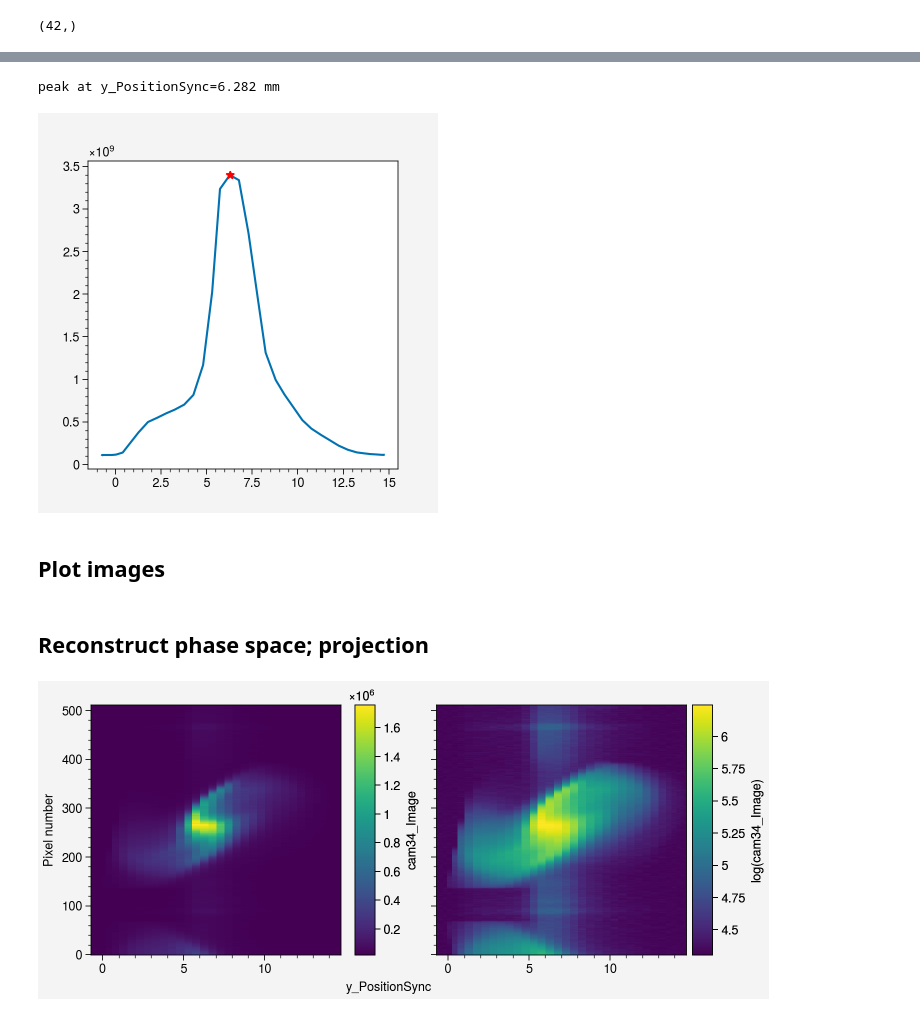
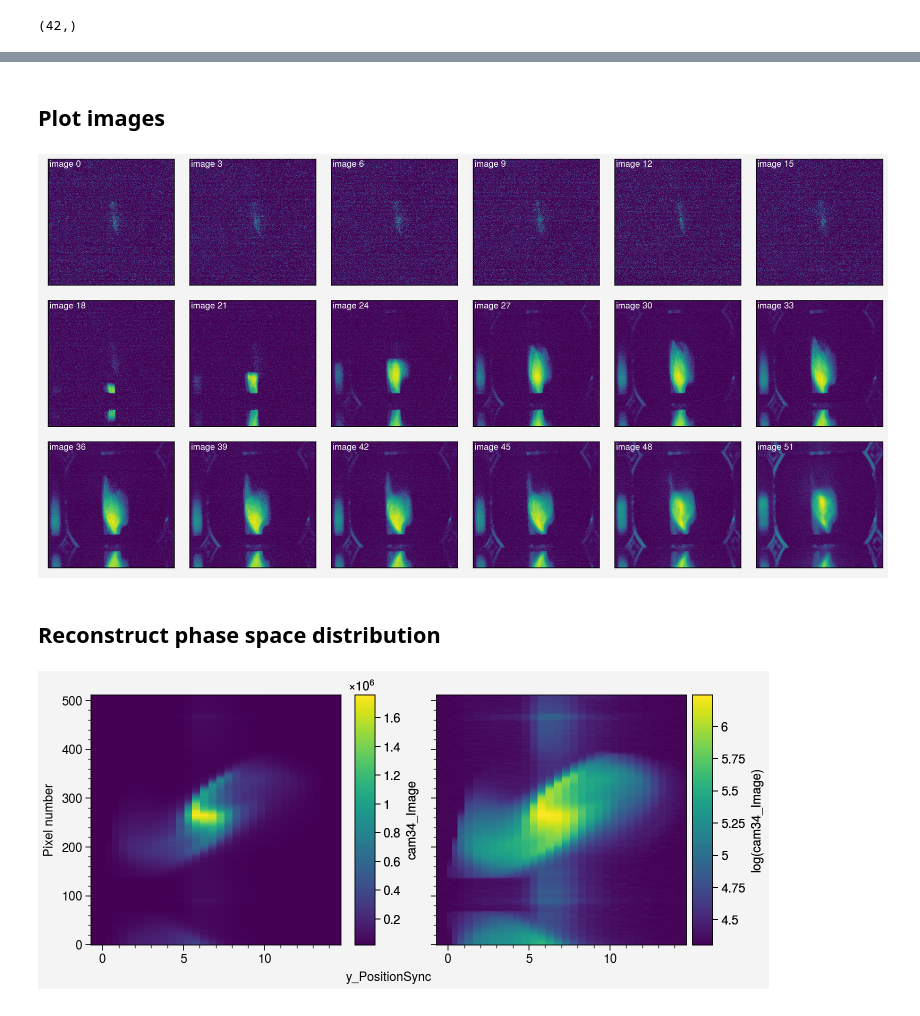
Before and after one commit to austin-hoover/analysis-sns-btf, a Jupyter notebook: process-y1d-vs06.ipynb, the cells around one changed output, grey strips where cells are left out. Cells and saved outputs as stored; diff of their text form; code cells hidden in the pictures.

```diff
--- a/process-y1d-vs06.ipynb
+++ b/process-y1d-vs06.ipynb
@@ -116,35 +122,22 @@ plt.show()
-# %%
-w = signal
-plt.plot(ds[:,act[0]],w)
-idx = np.argmax(w)
-plt.plot(ds[idx,act[0]],w[idx],'*r')
-print('peak at %s=%.3f mm'%(act[0],ds[idx,act[0]]))
-# %% [output]
-peak at y_PositionSync=6.282 mm
-[figure, removed]
 # %% [markdown]
 ## Plot images
 # %%
-ny = 512
-nx = 612
+skip = 3
+nfigs = len(data) // skip
+ncols = 6
+nrows = int(np.ceil(nfigs / ncol))
 
-# skip = 3
-# nfigs = len(ds)/skip
-
-# ncol = 6
-# nrow = int(np.ceil(nfigs/ncol))
-# plt.figure(figsize=[ncol*2,nrow*2])
-
-# counter = 0
-# for i in range(0,len(ds),skip):
-#     counter += 1
-#     plt.subplot(nrow,ncol,counter)
-#     ima = np.reshape(ds[i,'%s_Image'%camname],[ny,nx])
-#     plt.pcolor(np.log10(ima))
-#     plt.xticks([]); plt.yticks([])
-
-# plt.tight_layout()
-# plt.show()
+fig, axes = pplt.subplots(nrows=nrows, ncols=ncols, figwidth=10.0)
+for i, ax in enumerate(axes):
+    ima = np.reshape(data[i, cam_image], (ny, nx))
+    ax.pcolormesh(np.log10(ima))
+    ax.annotate(f'image {i * skip}', xy=(0.01, 0.99), xycoords='axes fraction',
+                color='white', fontsize='small',
+                horizontalalignment='left', verticalalignment='top')
+axes.format(xticks=[], yticks=[])
+plt.show()
+# %% [output]
+[figure, added]
 # %% [markdown]
-## Reconstruct phase space; projection
+## Reconstruct phase space distribution
 # %%
```
Also changed, not shown: parts of 23 cells of this notebook, 5 other files.
